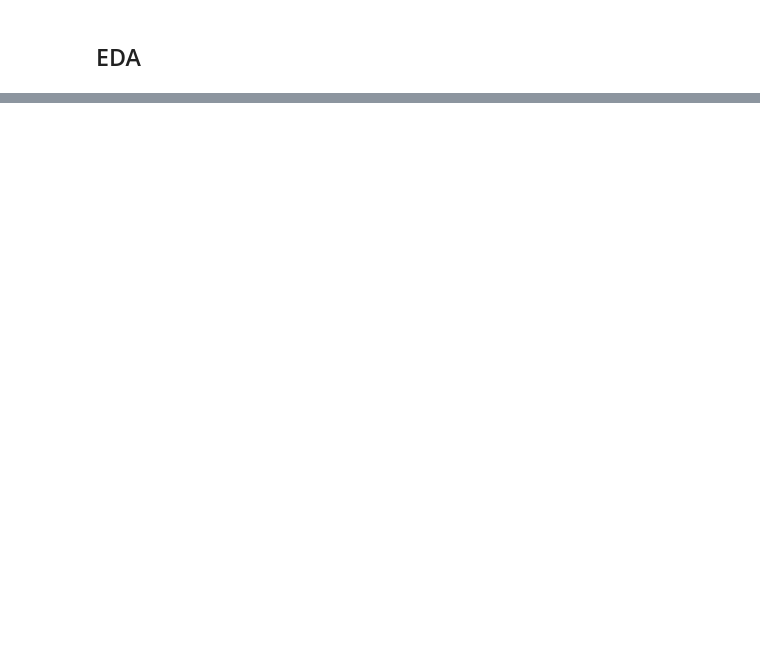
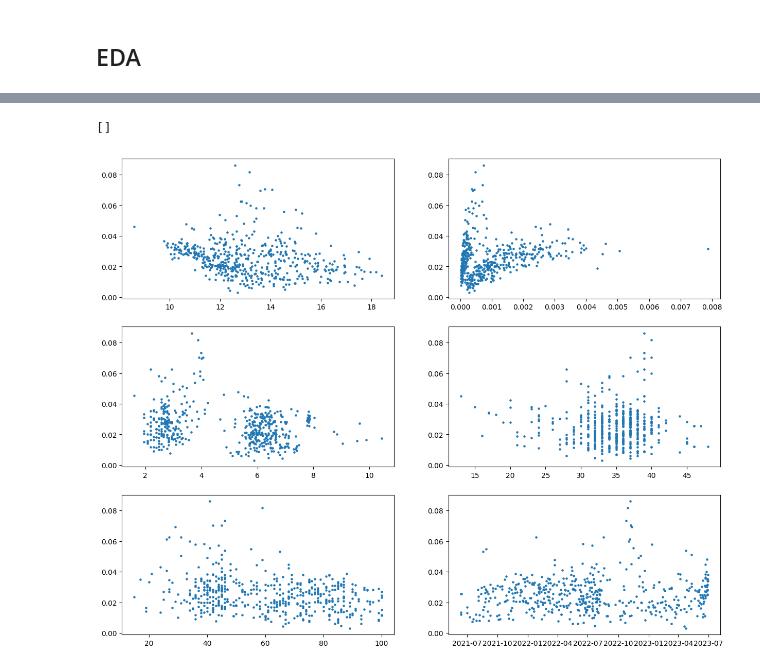
Before and after one commit to mw01github/Full-Data-Science-Process-Project, a Jupyter notebook: Analysis.ipynb, the cells around one changed output, grey strips where cells are left out. Saved outputs shown, nothing was run; the diff lists cells and outputs as text; code cells hidden in the pictures; blank space fills up the shorter version.

```diff
--- a/Analysis.ipynb
+++ b/Analysis.ipynb
@@ -110,13 +128,25 @@ plt.show()
 # %%
-plt.figure(figsize = (8, 12))
+plt.figure(figsize = (15, 12))
 
-plt.subplot(311)
-plt.scatter(np.log(df['viewCount'] + 1), np.log(df['likeCount'] + 1), s=5)
+plt.subplot(321)
+plt.scatter(np.log(df['viewCount'] + 1), df['likeRatio'], s=5)
 
-plt.subplot(312)
-plt.scatter(np.log(df['commentCount'] + 1), np.log(df['likeCount'] + 1), s=5)
+plt.subplot(322)
+plt.scatter(df['commentRatio'], df['likeRatio'], s=5)
 
-plt.subplot(313)
-plt.scatter(np.log(df['seconds'] + 1), np.log(df['likeCount'] + 1), s=5)
+plt.subplot(323)
+plt.scatter(np.log(df['duration'] + 1), df['likeRatio'], s=5)
+
+plt.subplot(324)
+plt.scatter(df['tagCount'], df['likeRatio'], s=5)
+
+plt.subplot(325)
+plt.scatter(df['titleLength'], df['likeRatio'], s=5)
+
+plt.subplot(326)
+plt.scatter(df['publishedAt'], df['likeRatio'], s=5)
 
 plt.plot()
+# %% [output]
+[]
+[figure, added]
```
Also changed, not shown: parts of 13 cells of this notebook.
